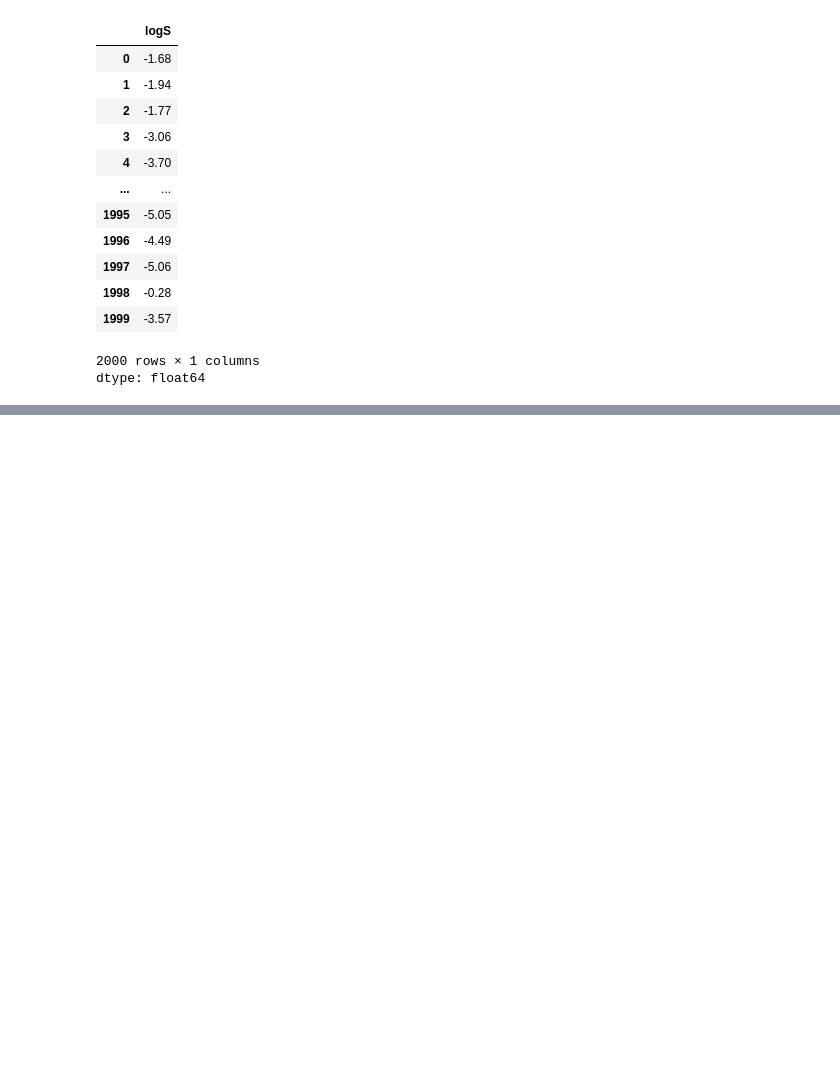
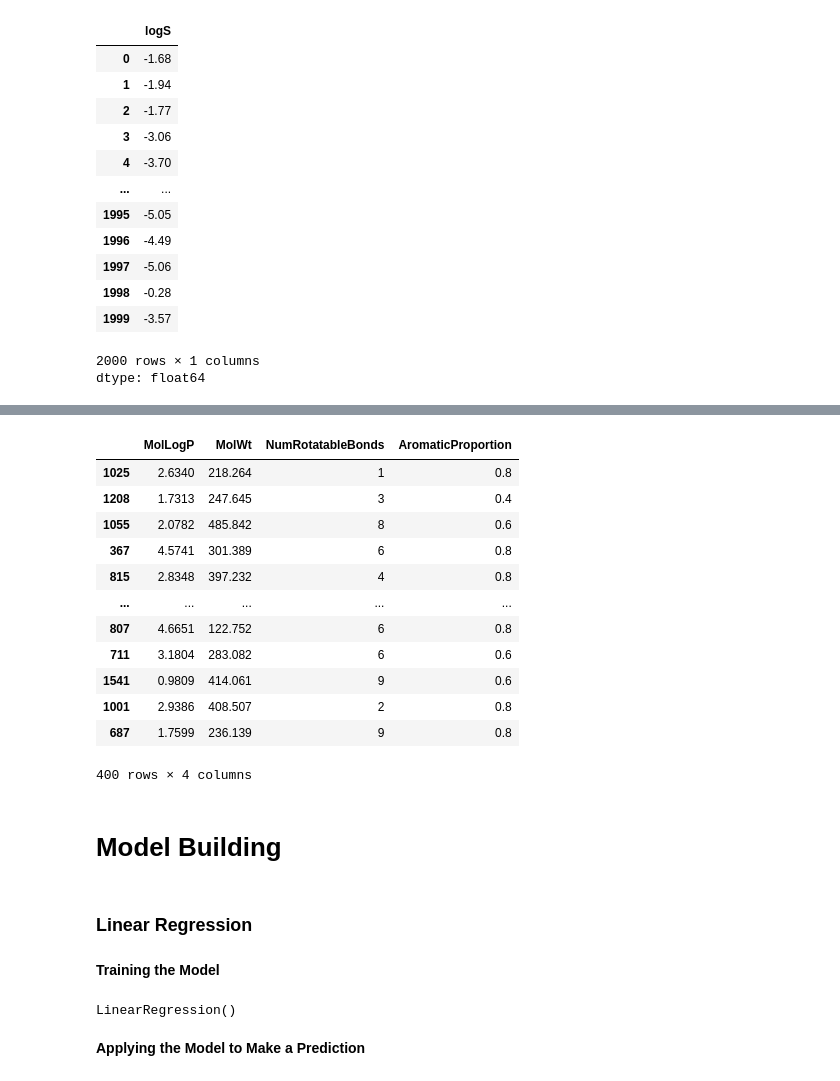
Before and after one commit to hewageuhcu/Python-Model-Training-Test, a Jupyter notebook: test.ipynb, the cells around one changed output, grey strips where cells are left out. Saved outputs shown, nothing was run; the diff lists cells and outputs as text; code cells hidden in the pictures; blank space fills up the shorter version.

```diff
--- a/test.ipynb
+++ b/test.ipynb
@@ -48,0 +87,31 @@ dtype: float64
+# %%
+X_test
+# %% [output]
+|  | MolLogP | MolWt | NumRotatableBonds | AromaticProportion |
+| 1025 | 2.6340 | 218.264 | 1 | 0.8 |
+| 1208 | 1.7313 | 247.645 | 3 | 0.4 |
+| 1055 | 2.0782 | 485.842 | 8 | 0.6 |
+| 367 | 4.5741 | 301.389 | 6 | 0.8 |
+| 815 | 2.8348 | 397.232 | 4 | 0.8 |
+| ... | ... | ... | ... | ... |
+| 807 | 4.6651 | 122.752 | 6 | 0.8 |
+| 711 | 3.1804 | 283.082 | 6 | 0.6 |
+| 1541 | 0.9809 | 414.061 | 9 | 0.6 |
+| 1001 | 2.9386 | 408.507 | 2 | 0.8 |
+| 687 | 1.7599 | 236.139 | 9 | 0.8 |
+400 rows × 4 columns
+# %% [markdown]
+# **Model Building**
+# %% [markdown]
+### Linear Regression
+# %% [markdown]
+**Training the Model**
+# %%
+from sklearn.linear_model import LinearRegression
+
+lr = LinearRegression()
+lr.fit(X_train, y_train)
+# %% [output]
+LinearRegression()
+# %% [markdown]
+**Applying the Model to Make a Prediction**
```
Also changed, not shown: parts of 9 cells of this notebook.
